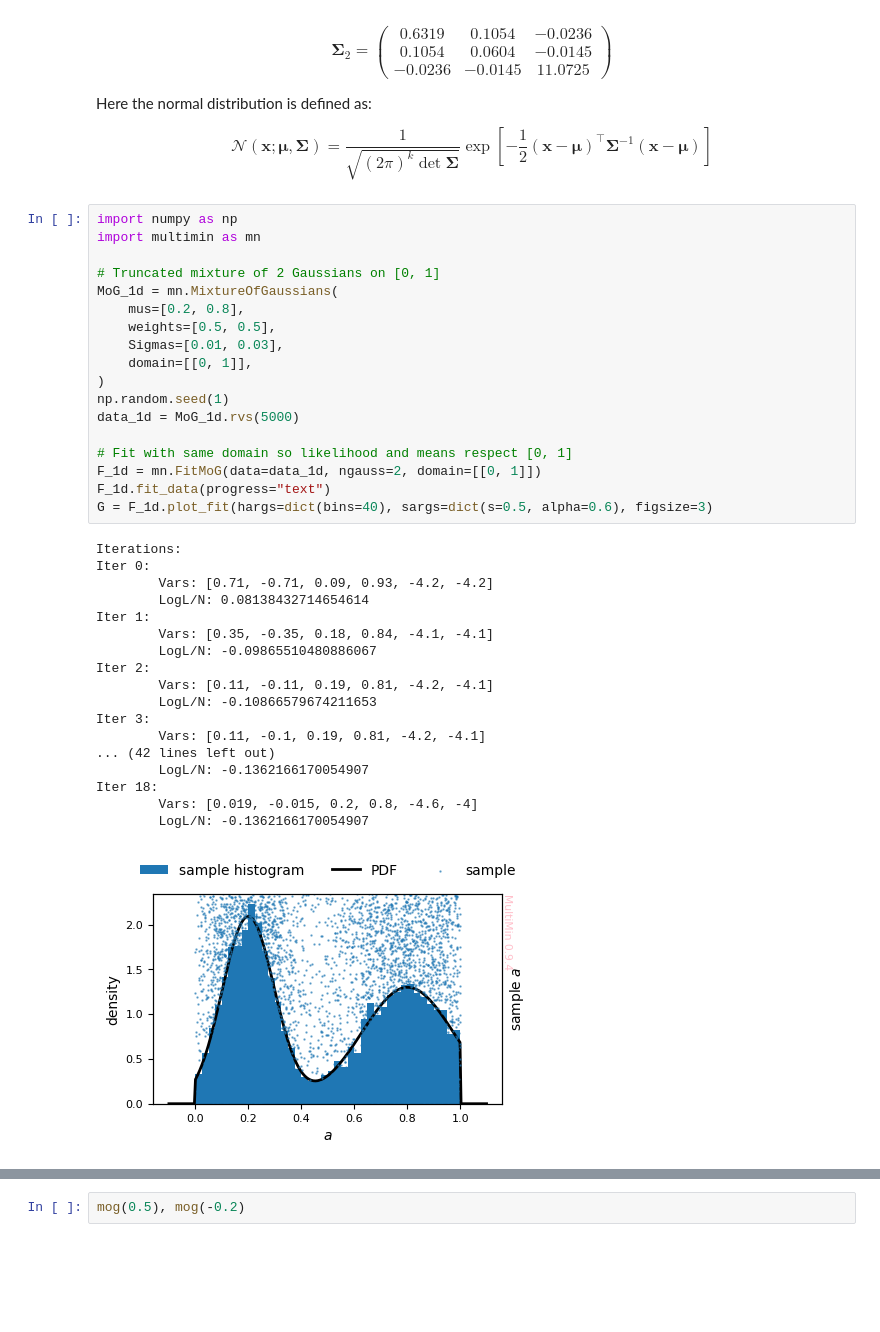
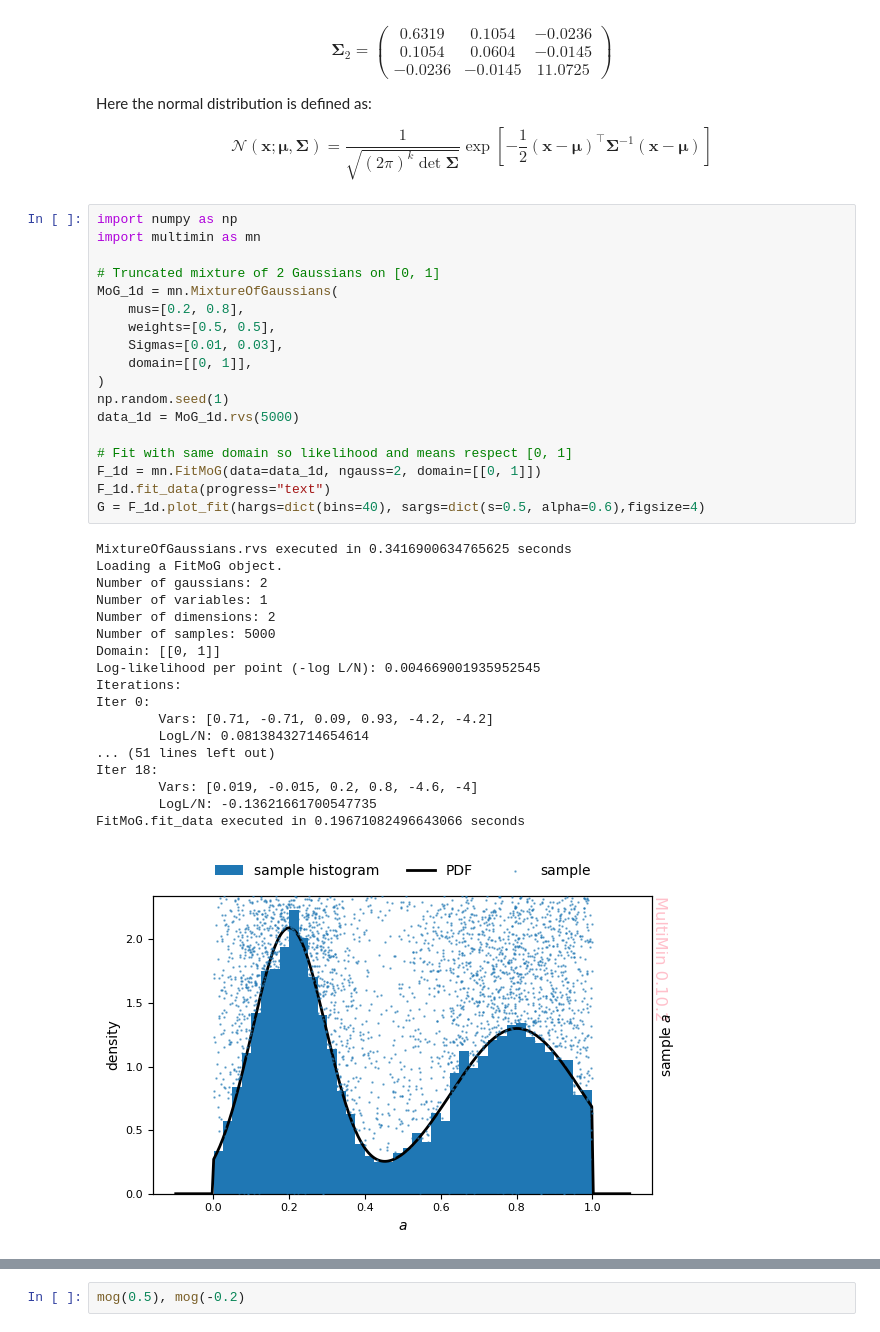
Before and after one commit to seap-udea/multimin, a Jupyter notebook: README_code.ipynb, the cells around one changed output, grey strips where cells are left out. Drawn from its saved outputs; the diff is of its cells as text; blank space fills up the shorter version.

```diff
--- a/README_code.ipynb
+++ b/README_code.ipynb
@@ -134,40 +134,40 @@ $$\mathcal{N}(\mathbf{x}; \boldsymbol{\mu}, \mathbf{\Sigma}) = \frac{1}{\sqrt{(2
 # %%
 import numpy as np
 import multimin as mn
 
 # Truncated mixture of 2 Gaussians on [0, 1]
 MoG_1d = mn.MixtureOfGaussians(
     mus=[0.2, 0.8],
     weights=[0.5, 0.5],
     Sigmas=[0.01, 0.03],
     domain=[[0, 1]],
 )
 np.random.seed(1)
 data_1d = MoG_1d.rvs(5000)
 
 # Fit with same domain so likelihood and means respect [0, 1]
 F_1d = mn.FitMoG(data=data_1d, ngauss=2, domain=[[0, 1]])
 F_1d.fit_data(progress="text")
-G = F_1d.plot_fit(hargs=dict(bins=40), sargs=dict(s=0.5, alpha=0.6), figsize=3)
+G = F_1d.plot_fit(hargs=dict(bins=40), sargs=dict(s=0.5, alpha=0.6),figsize=4)
 # %% [output]
+MixtureOfGaussians.rvs executed in 0.3416900634765625 seconds
+Loading a FitMoG object.
+Number of gaussians: 2
+Number of variables: 1
+Number of dimensions: 2
+Number of samples: 5000
+Domain: [[0, 1]]
+Log-likelihood per point (-log L/N): 0.004669001935952545
 Iterations:
 Iter 0:
         Vars: [0.71, -0.71, 0.09, 0.93, -4.2, -4.2]
         LogL/N: 0.08138432714654614
-Iter 1:
-        Vars: [0.35, -0.35, 0.18, 0.84, -4.1, -4.1]
-        LogL/N: -0.09865510480886067
-Iter 2:
-        Vars: [0.11, -0.11, 0.19, 0.81, -4.2, -4.1]
-        LogL/N: -0.10866579674211653
-Iter 3:
-        Vars: [0.11, -0.1, 0.19, 0.81, -4.2, -4.1]
-... (42 lines left out)
-        LogL/N: -0.1362166170054907
+... (51 lines left out)
 Iter 18:
         Vars: [0.019, -0.015, 0.2, 0.8, -4.6, -4]
-        LogL/N: -0.1362166170054907
+        LogL/N: -0.13621661700547735
+FitMoG.fit_data executed in 0.19671082496643066 seconds
-[figure, old version]
+[figure, new version]
 # %%
 function, mog = F_1d.mog.get_function()
 # %% [output]
```
Also changed, not shown: parts of 9 cells of this notebook, 2 other files.
